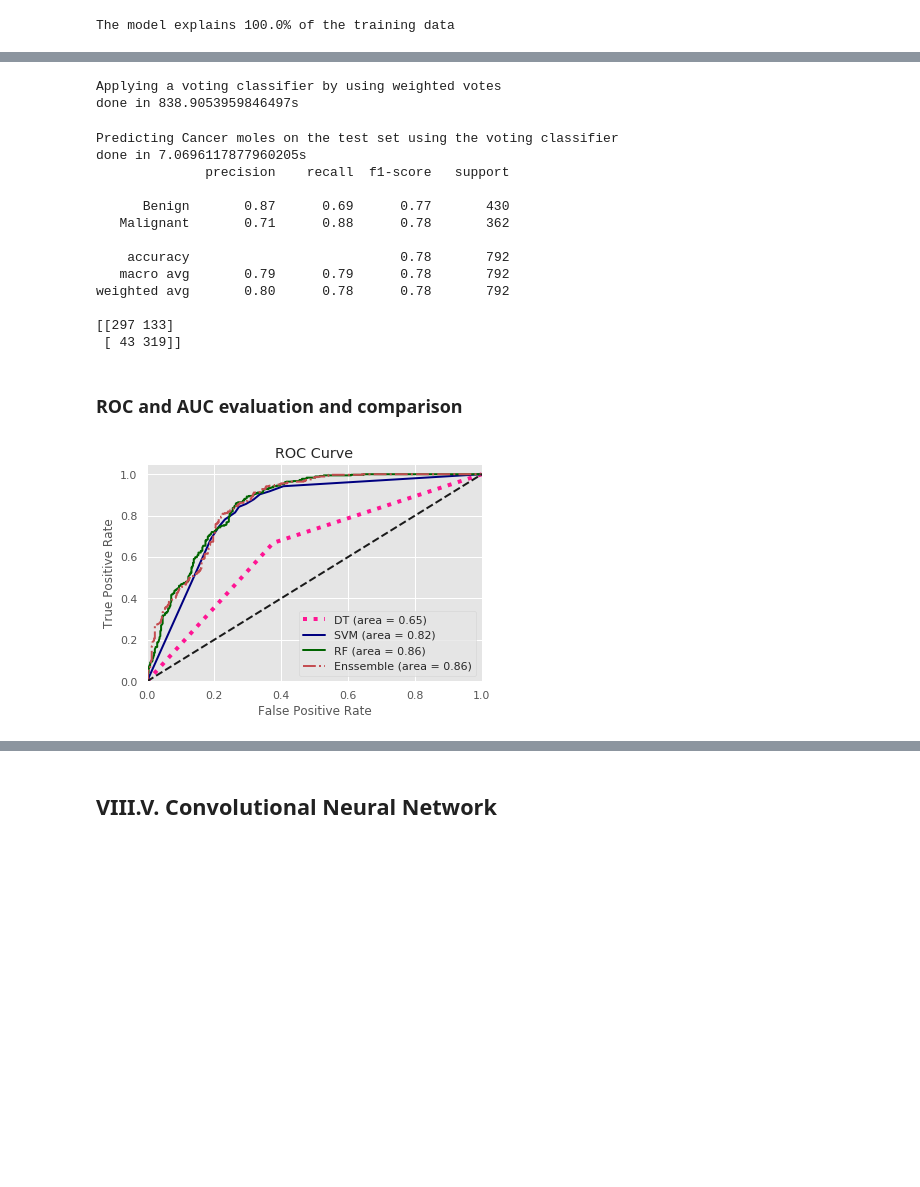
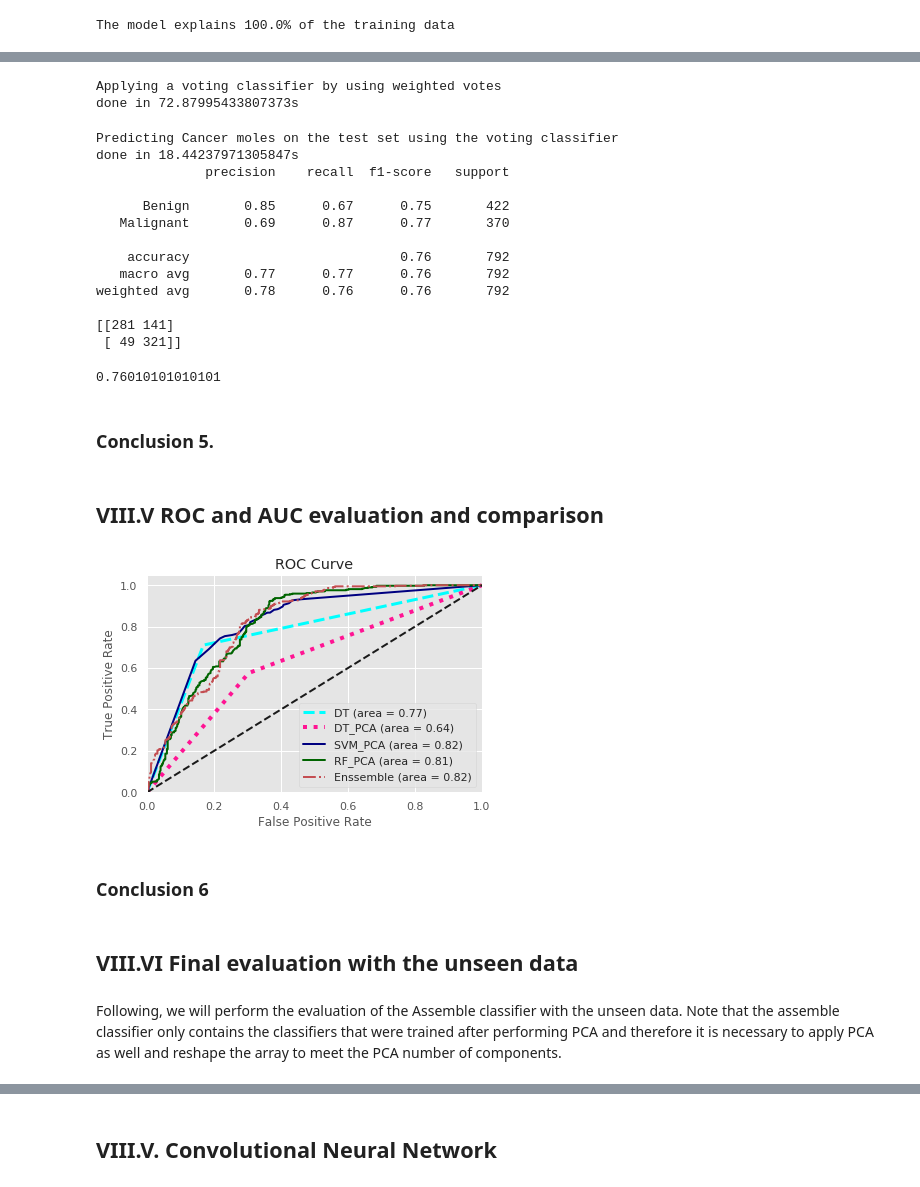
Before and after one commit to carloscarvajal1cc/Skin-cancer-detection-with-PCA-and-Deep-Learning, a Jupyter notebook: Assigment2_MachineLearning.ipynb, the cells around one changed output, grey strips where cells are left out. Saved outputs shown, nothing was run; the diff lists cells and outputs as text; code cells hidden in the pictures; blank space fills up the shorter version.

```diff
--- a/Assigment2_MachineLearning.ipynb
+++ b/Assigment2_MachineLearning.ipynb
@@ -400,8 +407,8 @@ print("Training the classifier on the training set")
 
 t0 = time()
 
-clftree = tree.DecisionTreeClassifier()
-clftree = clftree.fit(X_train, y_train)
+clft = tree.DecisionTreeClassifier()
+clft = clftree.fit(X_train, y_train)
 
 print("Training the model took {}s".format(time() - t0))
 # %% [output]
@@ -588,7 +604,7 @@ print("Performing Bagging to reduce overfitting")
 
 t0 = time()
 
-bg1 = BaggingClassifier(clfSVM, max_samples= 0.9, max_features = 1.0, n_estimators = 10)
+bg1 = BaggingClassifier(clfSVM, max_samples= 0.9, max_features = 1.0, n_estimators = 30)
 bg1.fit(X_train_pca, y_train)
 
 print("done in {}s".format(time() - t0))
@@ -662,5 +678,11 @@ RandomForestClassifier(bootstrap=True, class_weight=None, criterion='gini',
                        n_jobs=None, oob_score=False, random_state=0, verbose=0,
                        warm_start=False)
+# %%
+clfRF = RandomForestClassifier(n_estimators=200, random_state=0,
+                               bootstrap = True, max_depth=100,
+                                           max_features = 'sqrt')
+
+clfRF = clfRF.fit(X_train_pca, y_train)
 # %%
 # Checking overfiting evaluating the training data.
 
@@ -720,7 +742,7 @@ print("Applying a voting classifier by using weighted votes")
 t0 = time()
 
 eclf = VotingClassifier(estimators=[('tree', clftree), ('svm', bg1),
-                                    ('rf', bg2)], voting='soft', weights=[1, 3, 2])
+                                    ('rf', bg2)], voting='soft', weights=[1, 2, 3])
 
 
 eclf = eclf.fit(X_train_pca, y_train)
@@ -728,7 +750,7 @@ eclf = eclf.fit(X_train_pca, y_train)
 print("done in {}s".format(time() - t0))
 # %% [output]
 Applying a voting classifier by using weighted votes
-done in 838.9053959846497s
+done in 72.87995433807373s
 # %%
 print("Predicting Cancer moles on the test set using the voting classifier")
 t0 = time()
@@ -739,20 +761,26 @@ print(classification_report(y_test, y_pred, target_names=target_names))
 print(confusion_matrix(y_test, y_pred, labels=[0,1]))
 # %% [output]
 Predicting Cancer moles on the test set using the voting classifier
-done in 7.0696117877960205s
+done in 18.44237971305847s
               precision    recall  f1-score   support
 
-      Benign       0.87      0.69      0.77       430
-   Malignant       0.71      0.88      0.78       362
+      Benign       0.85      0.67      0.75       422
+   Malignant       0.69      0.87      0.77       370
 
-    accuracy                           0.78       792
-   macro avg       0.79      0.79      0.78       792
-weighted avg       0.80      0.78      0.78       792
+    accuracy                           0.76       792
+   macro avg       0.77      0.77      0.76       792
+weighted avg       0.78      0.76      0.76       792
 
-[[297 133]
- [ 43 319]]
+[[281 141]
+ [ 49 321]]
+# %%
+eclf.score(X_test_pca, y_test)
+# %% [output]
+0.76010101010101
+# %% [markdown]
+### Conclusion 5.
 # %% [markdown]
-### ROC and AUC evaluation and comparison
+## VIII.V ROC and AUC evaluation and comparison
 # %%
 from sklearn.metrics import roc_auc_score
 from sklearn.metrics import roc_curve, auc
@@ -762,41 +790,52 @@ plt.style.use('ggplot')
 # %%
 # Probabilities for each class for each classifier.
 
-
+probs = clft.predict_proba(X_test)[:, 1]
 tprobs = clftree.predict_proba(X_test_pca)[:, 1]
 svm_probs = bg1.predict_proba(X_test_pca)[:, 1]
 rf_probs = bg2.predict_proba(X_test_pca)[:, 1]
 e_probs = eclf.predict_proba(X_test_pca)[:, 1]
 
+
+fpr_, tpr_, _ = roc_curve(y_test, probs)
+roc_auc_ = auc(fpr_, tpr_)
 
 fpr_tree, tpr_tree, _ = roc_curve(y_test, tprobs)
 roc_auc_tree = auc(fpr_tree, tpr_tree)
 
 fpr_svm, tpr_svm, _ = roc_curve(y_test, svm_probs)
 roc_auc_svm = auc(fpr_svm, tpr_svm)
 
 fpr_rf, tpr_rf, _ = roc_curve(y_test, rf_probs)
 roc_auc_rf = auc(fpr_rf, tpr_rf)
 
 fpr_e, tpr_e, _ = roc_curve(y_test, e_probs)
 roc_auc_e = auc(fpr_e, tpr_e)
 
 plt.figure()
+plt.plot(fpr_, tpr_, color='aqua', linestyle='--', linewidth=3,
+         lw=2, label='DT (area = %0.2f)' % roc_auc_)
 plt.plot(fpr_tree, tpr_tree, color='deeppink', linestyle=':', linewidth=4,
-         lw=2, label='DT (area = %0.2f)' % roc_auc_tree)
+         lw=2, label='DT_PCA (area = %0.2f)' % roc_auc_tree)
 plt.plot(fpr_svm, tpr_svm, color='navy',
-         lw=2, label='SVM (area = %0.2f)' % roc_auc_svm)
+         lw=2, label='SVM_PCA (area = %0.2f)' % roc_auc_svm)
 plt.plot(fpr_rf, tpr_rf, color='darkgreen',
-         lw=2, label='RF (area = %0.2f)' % roc_auc_rf)
+         lw=2, label='RF_PCA (area = %0.2f)' % roc_auc_rf)
 plt.plot(fpr_e, tpr_e, color='r',linestyle='-.',
          lw=2, label='Enssemble (area = %0.2f)' % roc_auc_e)
 plt.plot([0, 1], [0, 1], color='k', lw=2, linestyle='--')
 plt.xlim([0.0, 1.0])
 plt.ylim([0.0, 1.05])
 plt.xlabel('False Positive Rate')
 plt.ylabel('True Positive Rate')
 plt.title('ROC Curve')
 plt.legend(loc="lower right")
 plt.show()
 # %% [output]
-[figure, old version]
+[figure, new version]
+# %% [markdown]
+### Conclusion 6
+# %% [markdown]
+## VIII.VI Final evaluation with the unseen data
+# %% [markdown]
+Following, we will perform the evaluation of the Assemble classifier with the unseen data. Note that the assemble classifier only contains the classifiers that were trained after performing PCA and therefore it is necessary to apply PCA as well and reshape the array to meet the PCA number of components.
```
Also changed, not shown: parts of 58 cells of this notebook.
